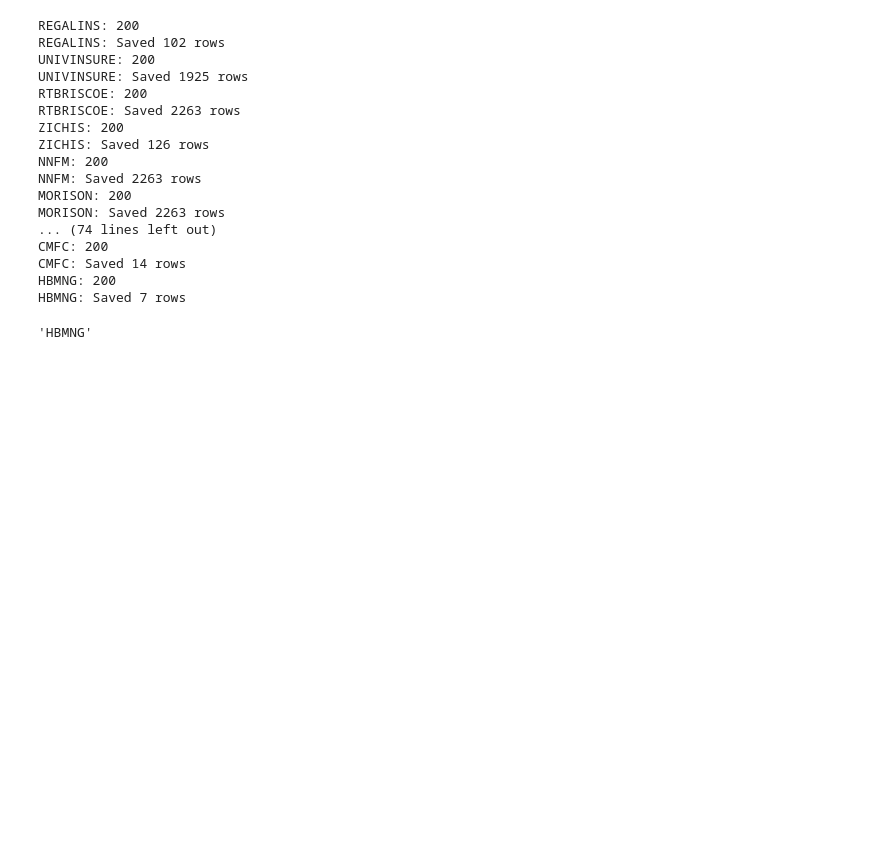
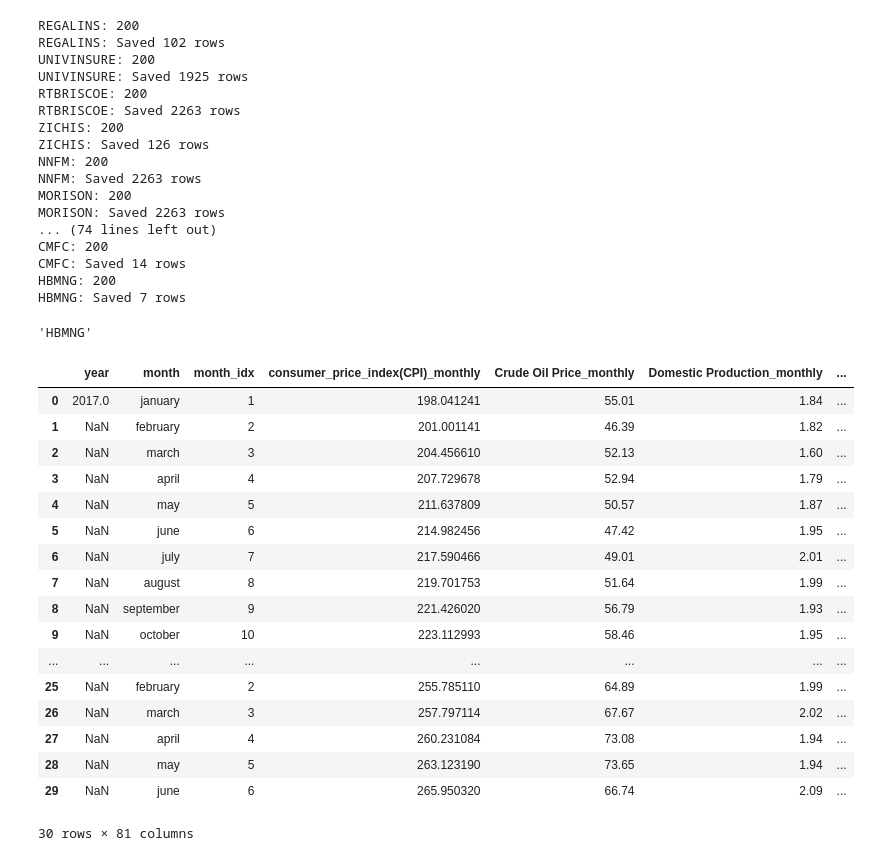
Before and after one commit to Udeani4/SectorLevel_StockPerformance_Predictoion, a Jupyter notebook: ngx_practice.ipynb, the cells around one changed output. Saved outputs shown, nothing was run; the diff lists cells and outputs as text; code cells hidden in the pictures; blank space fills up the shorter version.

Commit message:
macro data prepared for next stage

```diff
--- a/ngx_practice.ipynb
+++ b/ngx_practice.ipynb
@@ -599,3 +599,25 @@ HBMNG: Saved 7 rows
 stock_syms[145]
 # %% [output]
 'HBMNG'
+# %%
+df_excel=pd.read_excel('macroeconomic_data/NGX_Macro_project_data(complete).xlsx')
+df_excel.head(30)
+# %% [output]
+|  | year | month | month_idx | consumer_price_index(CPI)_monthly | Crude Oil Price_monthly | Domestic Production_monthly | ... |
+| 0 | 2017.0 | january | 1 | 198.041241 | 55.01 | 1.84 | ... |
+| 1 | NaN | february | 2 | 201.001141 | 46.39 | 1.82 | ... |
+| 2 | NaN | march | 3 | 204.456610 | 52.13 | 1.60 | ... |
+| 3 | NaN | april | 4 | 207.729678 | 52.94 | 1.79 | ... |
+| 4 | NaN | may | 5 | 211.637809 | 50.57 | 1.87 | ... |
+| 5 | NaN | june | 6 | 214.982456 | 47.42 | 1.95 | ... |
+| 6 | NaN | july | 7 | 217.590466 | 49.01 | 2.01 | ... |
+| 7 | NaN | august | 8 | 219.701753 | 51.64 | 1.99 | ... |
+| 8 | NaN | september | 9 | 221.426020 | 56.79 | 1.93 | ... |
+| 9 | NaN | october | 10 | 223.112993 | 58.46 | 1.95 | ... |
+| ... | ... | ... | ... | ... | ... | ... | ... |
+| 25 | NaN | february | 2 | 255.785110 | 64.89 | 1.99 | ... |
+| 26 | NaN | march | 3 | 257.797114 | 67.67 | 2.02 | ... |
+| 27 | NaN | april | 4 | 260.231084 | 73.08 | 1.94 | ... |
+| 28 | NaN | may | 5 | 263.123190 | 73.65 | 1.94 | ... |
+| 29 | NaN | june | 6 | 265.950320 | 66.74 | 2.09 | ... |
+30 rows × 81 columns
```
Also changed, not shown: parts of 4 cells of this notebook, 5 other files.
